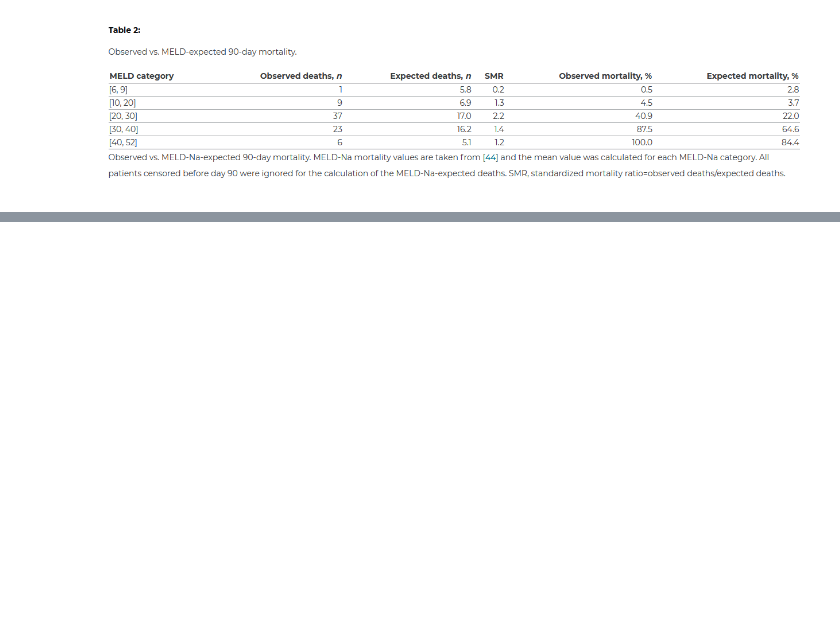
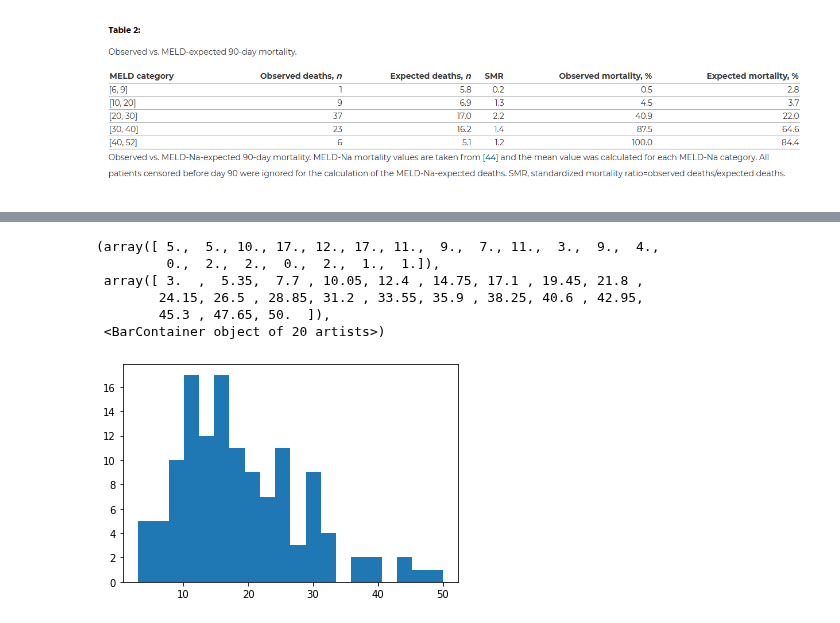
Before and after one commit to wisniemj/CS8321, a Jupyter notebook: finalPaper/finalPaper.ipynb, the cells around one changed output, grey strips where cells are left out. Saved outputs shown, nothing was run; the diff lists cells and outputs as text; code cells hidden in the pictures; blank space fills up the shorter version.

```diff
--- a/finalPaper/finalPaper.ipynb
+++ b/finalPaper/finalPaper.ipynb
@@ -312,0 +407,6 @@ plt.hist(meld_pred, bins=20)
+# %%
+X_train_pca, X_test_pca, y_train_pca, y_test_pca = train_test_split(X_pca, y, test_size=0.2, random_state=7)
+X_train_pca = tf.convert_to_tensor(X_train_pca)
+X_test_pca = tf.convert_to_tensor(X_test_pca)
+y_train_pca = tf.convert_to_tensor(y_train_pca)
+y_test_pca = tf.convert_to_tensor(y_test_pca)
@@ -312,0 +441,17 @@ plt.hist(meld_pred, bins=20)
+# %%
+# predict out values
+y_pred_seq_pca = sequential_model_pca.predict(X_test_pca)
+
+# reverse scaling
+y_pred_seq_pca = np.round(target_scaler.inverse_transform(np.array(y_pred_seq_pca)))
+y_test_pca = np.round(target_scaler.inverse_transform(np.array(y_test_pca)))
+# %%
+plt.hist(np.array(y_test_pca), bins=20)
+# %% [output]
+(array([ 5.,  5., 10., 17., 12., 17., 11.,  9.,  7., 11.,  3.,  9.,  4.,
+         0.,  2.,  2.,  0.,  2.,  1.,  1.]),
+ array([ 3.  ,  5.35,  7.7 , 10.05, 12.4 , 14.75, 17.1 , 19.45, 21.8 ,
+        24.15, 26.5 , 28.85, 31.2 , 33.55, 35.9 , 38.25, 40.6 , 42.95,
+        45.3 , 47.65, 50.  ]),
+ <BarContainer object of 20 artists>)
+[figure, added]
```
Also changed, not shown: parts of 34 cells of this notebook.
